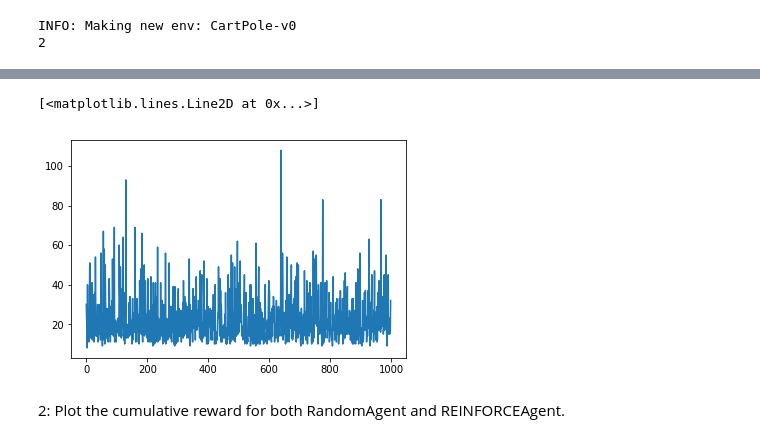
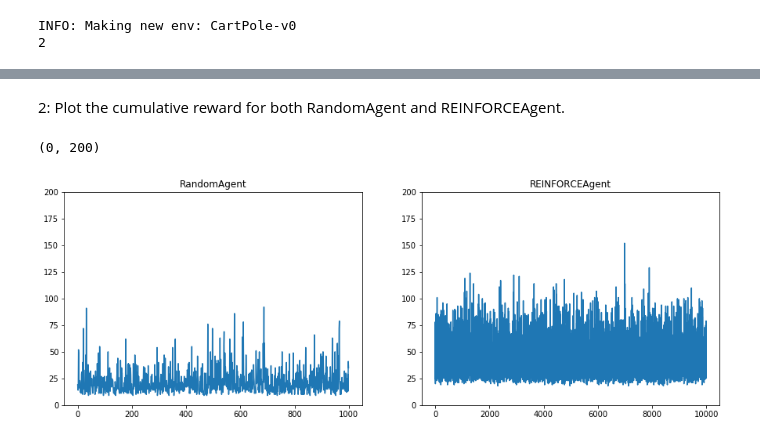
Before and after one commit to basameera/RL_Gym, a Jupyter notebook: SOW_MKI49_2018_SEM1_V_assignment_6-SAM.ipynb, the cells around one changed output, grey strips where cells are left out. Drawn from its saved outputs; the diff is of its cells as text; code cells hidden in the pictures.

```diff
--- a/SOW_MKI49_2018_SEM1_V_assignment_6-SAM.ipynb
+++ b/SOW_MKI49_2018_SEM1_V_assignment_6-SAM.ipynb
@@ -259,8 +264,19 @@ class REINFORCEAgent(object):
         # loss: compute_score(pi) * R(t)
 
         """
-        loss = np.sum(np.array(self.scores))*np.sum(np.array(self.rewards))
-        print(' LOSS ',loss, 'Reward', np.sum(np.array(self.rewards)))
+#         print(type(self.scores))
+        score = sum(self.scores)
+        rw = sum(self.rewards)
+#         print(type(score))
+#         print(type(rw))
+
+        loss = score*rw
+#         print(type(LS))
+
+#         loss = np.sum(np.array(self.scores))*np.sum(np.array(self.rewards))
+#         print(' LOSS ',loss, 'Reward', rw, end=' ')
+#         self.rewards = [0]
+#         self.scores = [0]
         return loss #Variable(np.array([0]))
 
     def compute_score(self, action, policy):
@@ -276,10 +292,9 @@ class REINFORCEAgent(object):
         Returns:
             score
         """
-
-
-        score = F.sum(F.log(F.square(policy)))
-#         print('action', action, 'policy', policy, 'score', score)
+        p = F.softmax(policy).data
+        score = F.log(np.array([p[0][action[0]]]))
+#         print('action', action[0], 'policy', p[0], 'score', score)
         return score
 # %% [markdown]
 # compute_score
@@ -296,7 +311,7 @@ print(env.action_space.n)
 network = MLP(n_output=env.action_space.n, n_hidden=3)
 agent = REINFORCEAgent(env.action_space, network, optimizer=Adam())
 
-episode_count = 1000
+episode_count = 10000
 done = False
 reward = 0
 
@@ -311,7 +326,7 @@ for i in tqdm.trange(episode_count):
     ob = env.reset()
 
     loss = 0
-    print('eps' ,i,' ', end=' ')
+#     print('eps' , i, ' ', end=' ')
     while True:
 
         action, policy = agent.act(ob, reward, done)
@@ -329,10 +344,13 @@ for i in tqdm.trange(episode_count):
         if done:
 
             loss += agent.compute_loss()
-
+#             print(' Acc R:', R[i])
             agent.model.cleargrads()
             loss.backward()
             loss.unchain_backward()
             agent.optimizer.update()
 
+            agent.rewards = [0]
+            agent.scores = [0]
+
             break
@@ -391,9 +357,4 @@ eps 44
 # %%
-import matplotlib.pyplot as plt
-
-plt.plot(R)
+# plt.plot(R)
-# %% [output]
-[<matplotlib.lines.Line2D at 0x...>]
-[figure, removed]
 # %%
 # You may want to run a video of the trained agent performing in the environment using the env.render() function.
@@ -414,3 +375,17 @@ plt.plot(R)
 #         env.render()
 # %% [markdown]
 2: Plot the cumulative reward for both RandomAgent and REINFORCEAgent.
+# %%
+plt.figure(figsize=(15,5))
+plt.subplot(121)
+plt.plot(R0)
+plt.title('RandomAgent')
+plt.ylim((0, 200))
+
+plt.subplot(122)
+plt.plot(R)
+plt.title('REINFORCEAgent')
+plt.ylim((0, 200))
+# %% [output]
+(0, 200)
+[figure, added]
```
Also changed, not shown: parts of 5 cells of this notebook, 4 other files.
